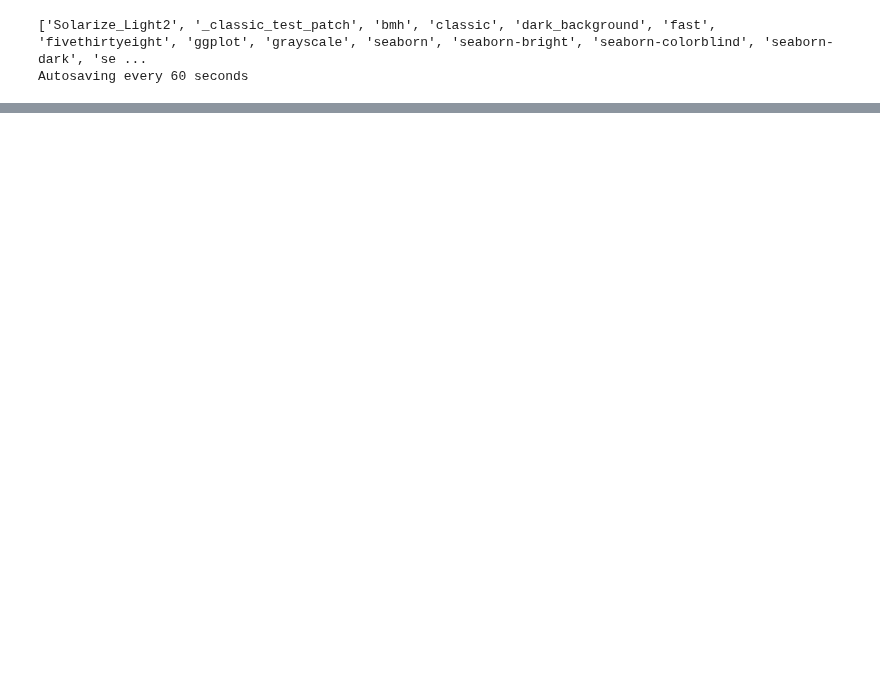
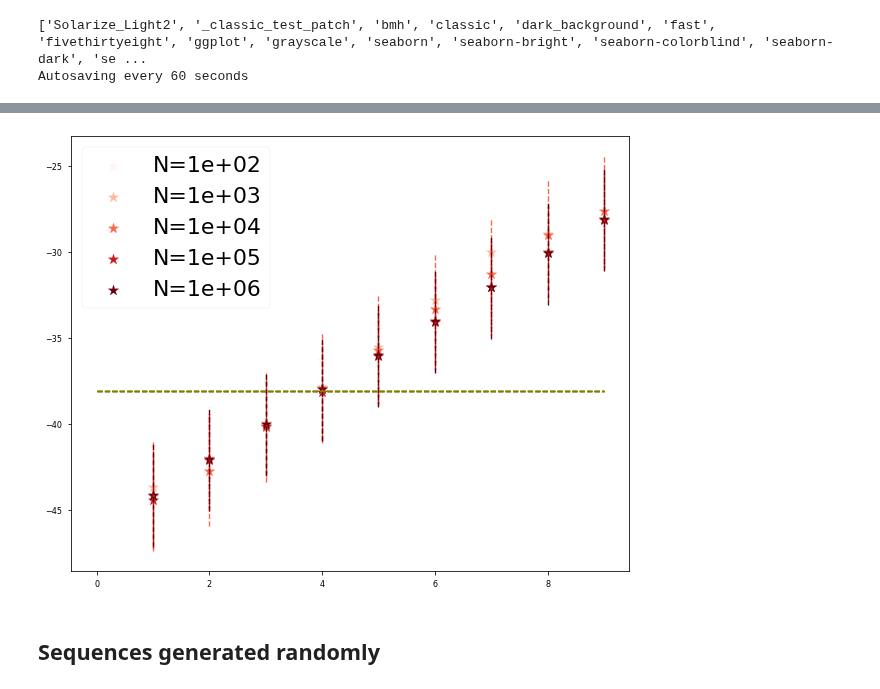
Before and after one commit to betoto008/Affinity_maturation, a Jupyter notebook: Jupyter_Notebooks/Shape_Space.ipynb, the cells around one changed output, grey strips where cells are left out. Drawn from its saved outputs; the diff is of its cells as text; code cells hidden in the pictures; blank space fills up the shorter version.

```diff
--- a/Jupyter_Notebooks/Shape_Space.ipynb
+++ b/Jupyter_Notebooks/Shape_Space.ipynb
@@ -59,0 +69,24 @@ for i, Sequences in enumerate(Array_Sequences):
+# %%
+fig, ax = plt.subplots(1,1, figsize = (10, 8))
+
+for k, Sequences in enumerate(Array_Sequences):
+    #calculate mean energy given d
+    mean_energies_given_d = np.array([])
+
+    for d in range(1,10):
+        temp_array = [Sequences[i].energy for i in range(int(len(Sequences))) if (Sequences[i].hamming_distance == d)]
+        mean_energy_given_d = np.mean(temp_array)
+        var_energy_given_d = np.var(temp_array)
+        mean_energies_given_d = np.append(mean_energies_given_d, mean_energy_given_d)
+    #--------------------------------------------------
+    #___________________________________________
+    #plot_scatter_hamming_distance_energy(distances = distances, energies = energies, color = 'steelblue', ax = ax)
+    #plot_scatter_hamming_distance_energy(distances = distances_left_tail_8, energies = energies_left_tail_8, color = 'olivedrab', ax = ax)
+    ax.scatter(range(1,10), mean_energies_given_d, color = colors[k], s = 120, marker = '*', label = 'N=%.e'%(n_seqs[k]))
+    ax.vlines(range(1,10), mean_energies_given_d-np.sqrt(var_energy_given_d), mean_energies_given_d+np.sqrt(var_energy_given_d), color = colors[k], linestyle = '--')
+    ax.hlines(np.min(energies)+8, 0, 9, color = 'olive', linestyle = '--')
+    ax.legend(loc = 0, fontsize = 22)
+# %% [output]
+[figure, added]
+# %% [markdown]
+## Sequences generated randomly
```
Also changed, not shown: parts of 6 cells of this notebook, 2 other files.
